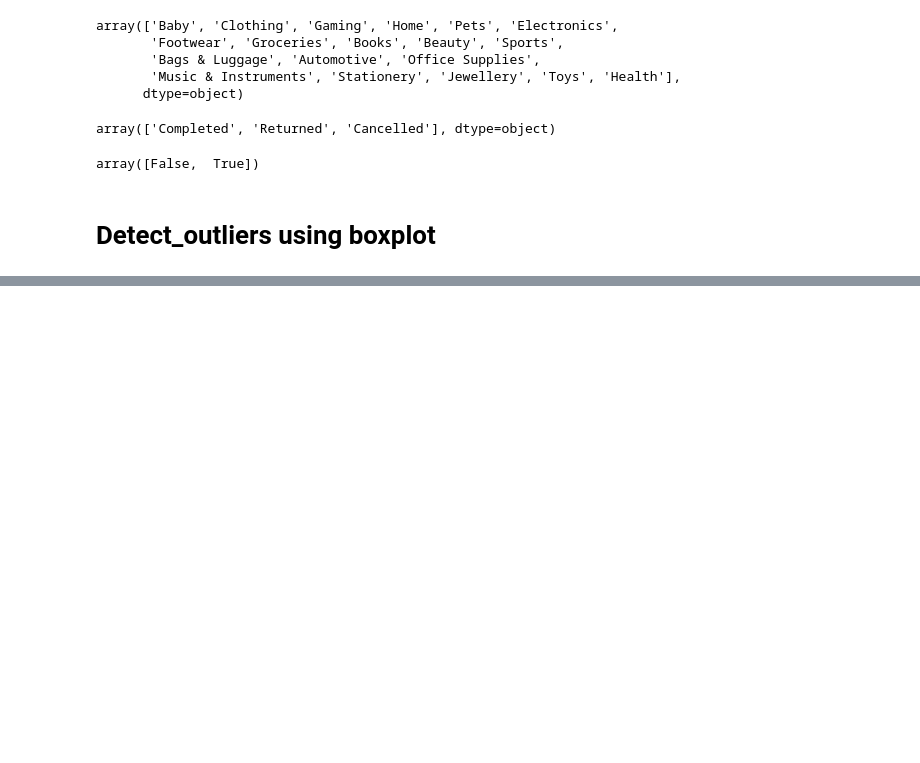
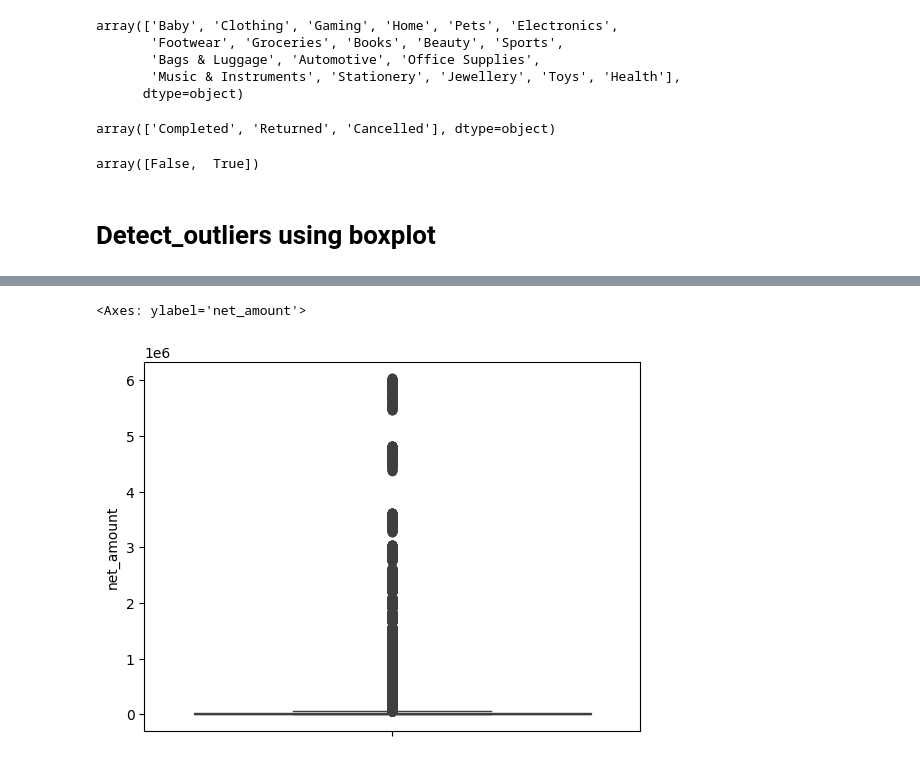
Before and after one commit to BhupathiTharun/Supply-chain-data-warehouse, a Jupyter notebook: notebooks/02_Data_Cleaning.ipynb, the cells around one changed output, grey strips where cells are left out. Saved outputs shown, nothing was run; the diff lists cells and outputs as text; code cells hidden in the pictures; blank space fills up the shorter version.

```diff
--- a/notebooks/02_Data_Cleaning.ipynb
+++ b/notebooks/02_Data_Cleaning.ipynb
@@ -505,0 +512,5 @@ array([False,  True])
+# %%
+sns.boxplot(data=od,y='net_amount')
+# %% [output]
+<Axes: ylabel='net_amount'>
+[figure, added]
```
Also changed, not shown: parts of 40 cells of this notebook.
